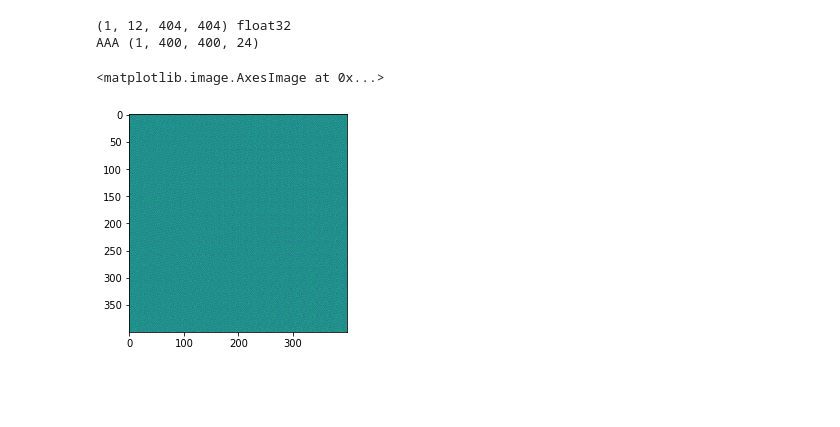
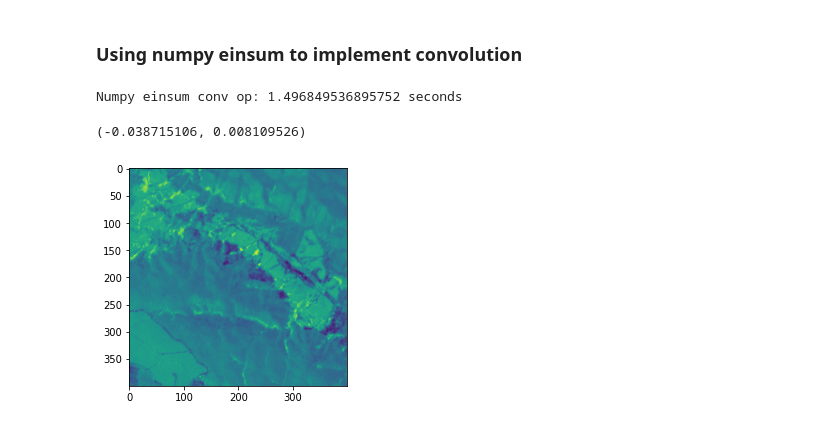
Before and after one commit to ANU-WALD/sat_decomp, a Jupyter notebook: np_pytorch_inference.ipynb, the cells around one changed output. Saved outputs shown, nothing was run; the diff lists cells and outputs as text; code cells hidden in the pictures; blank space fills up the shorter version.

```diff
--- a/np_pytorch_inference.ipynb
+++ b/np_pytorch_inference.ipynb
@@ -1,24 +0,0 @@
-# %%
-%matplotlib inline
-
-from matplotlib import pyplot as plt
-import numpy as np
-
-from numpy.lib.stride_tricks import as_strided
-
-def conv2d(a, b):
-  Hout = a.shape[1] - b.shape[2] + 1
-  Wout = a.shape[2] - b.shape[3] + 1
-
-  print(a.shape, a.strides, a.strides[:3] + a.strides[1:])
-  a = as_strided(a, (a.shape[0], Hout, Wout, b.shape[2], b.shape[3], a.shape[3]), a.strides[:3] + a.strides[1:])
-  print(a.shape, a.strides)
-
-  return np.einsum('abcijk,dkij', a, b)
-
-a = np.random.rand(8,200,200,3)
-b = np.random.rand(6,3,5,5)
-print(a.shape, a.dtype)
-
-c = conv2d(a, b)
-c.shape
@@ -30,26 +63,24 @@ c.shape
+# %% [markdown]
+### Using numpy einsum to implement convolution
 # %%
-import numpy as np
-
 from numpy.lib.stride_tricks import as_strided
 
 def conv2d(a, b):
-  Hout = a.shape[2] - b.shape[2] + 1
-  Wout = a.shape[3] - b.shape[3] + 1
 
-  a = as_strided(a, (a.shape[0], a.shape[1], Hout, Wout, b.shape[2], b.shape[3]), a.strides[:] + a.strides[2:])
+  a = as_strided(a, (a.shape[0], a.shape[1], a.shape[2] - b.shape[2] + 1, a.shape[3] - b.shape[3] + 1,
+                     b.shape[2], b.shape[3]), a.strides[:] + a.strides[2:])
 
   return np.einsum('akbcij,dkij', a, b)
 
-print(base.shape, base.dtype)
-c = np.tanh(conv2d(base, ker))
-print("AAA",c.shape)
-coeffs = net.coeffs(input).detach().numpy().reshape(24,-1)
-res = np.einsum('ik,kj->ji', c.reshape(400*400,24), coeffs).reshape(-1,400,400)
+start = time.time()
+conv1_eins = conv2d(base, ker)
+print(f"Numpy einsum conv op: {time.time()-start} seconds")
 
-res.shape
-plt.imshow(res[0,:,:])
+plt.imshow(conv1_eins[0,:,:,0])
+
+# Ref values
+conv1_eins[0,200,200,0], conv1_eins[0,200,200,12]
 # %% [output]
-(1, 12, 404, 404) float32
-AAA (1, 400, 400, 24)
+Numpy einsum conv op: 1.496849536895752 seconds
-<matplotlib.image.AxesImage at 0x...>
+(-0.038715106, 0.008109526)
-[figure, old version]
+[figure, new version]
```
Also changed, not shown: parts of 17 cells of this notebook.
